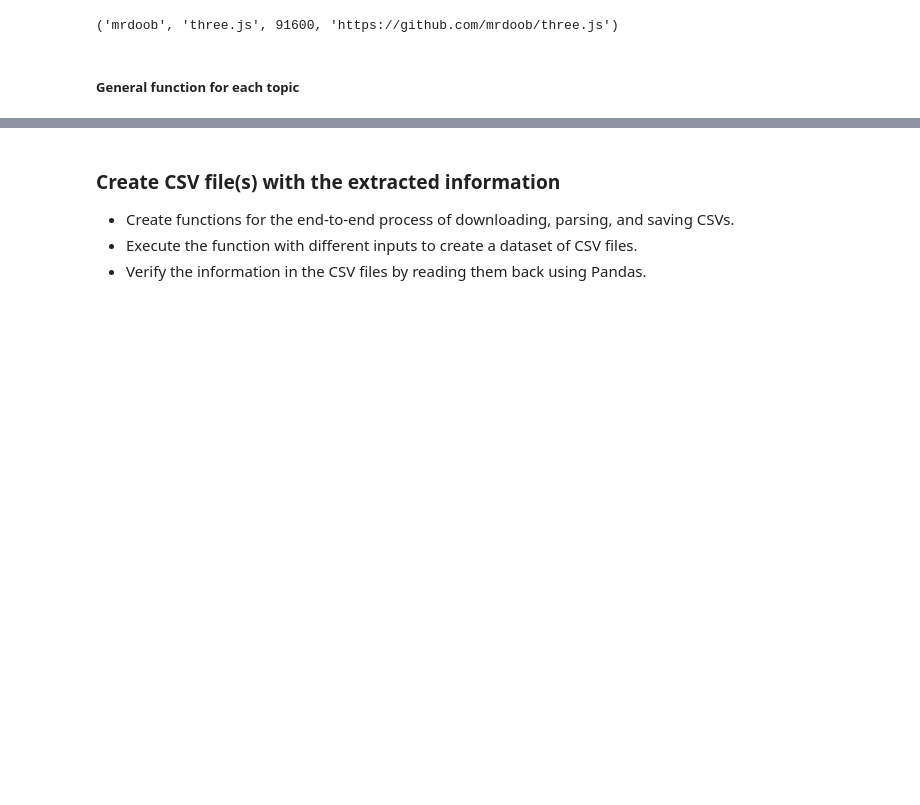
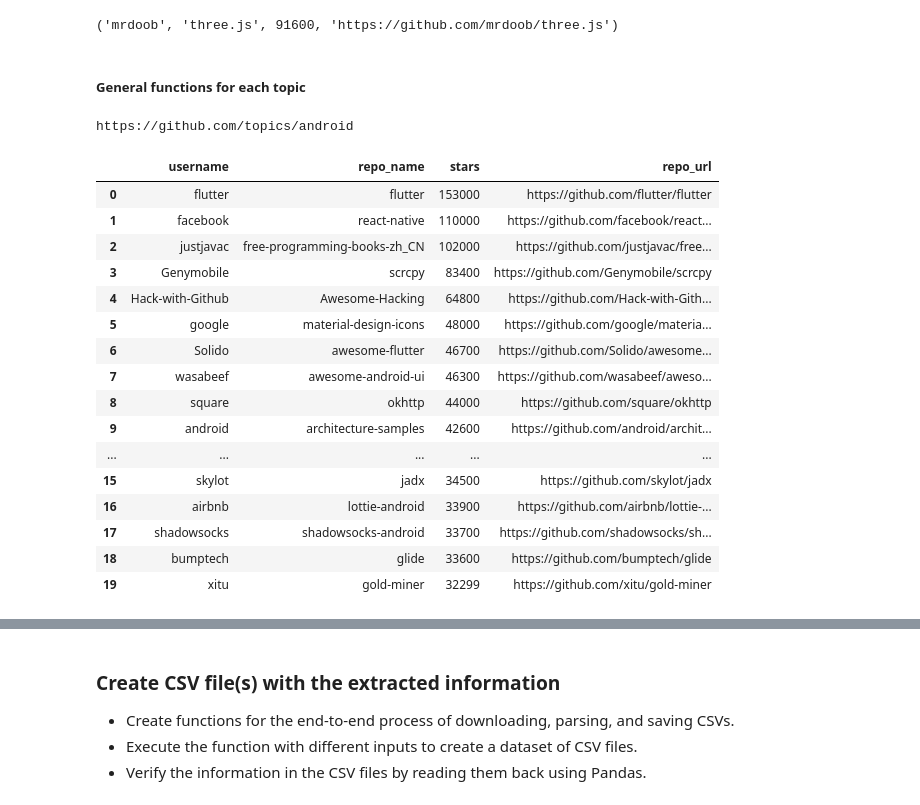
Before and after one commit to colbydeason/github-repo-scraper, a Jupyter notebook: scraper.ipynb, the cells around one changed output, grey strips where cells are left out. Drawn from its saved outputs; the diff is of its cells as text; code cells hidden in the pictures; blank space fills up the shorter version.

Commit message:
Finished general functions for individual topics, and wrote a function encapsulating topic scraping.

```diff
--- a/scraper.ipynb
+++ b/scraper.ipynb
@@ -193,4 +204,4 @@ for i in range(len(repo_tags)):
     topic_repos_dict['stars'].append(repo_info[2])
     topic_repos_dict['repo_url'].append(repo_info[3])
 # %% [markdown]
-##### General function for each topic
+##### General functions for each topic
@@ -201,0 +208,62 @@ for i in range(len(repo_tags)):
+# %%
+def get_topic_page(topic_url):
+    response = requests.get(topic_url)
+    if response.status_code != 200:
+        raise Exception('Failed to load page {}'.format(topic_url))
+    topic_doc = BeautifulSoup(response.text, 'html.parser')
+    return topic_doc
+
+def get_repo_info(h3_tag, star_tag):
+    a_tags = h3_tag.find_all('a')
+    username = a_tags[0].text.strip()
+    repo_name = a_tags[1].text.strip()
+    repo_url = base_url + a_tags[1]['href']
+    stars = parse_star_count(star_tag.text.strip())
+    return username, repo_name, stars, repo_url
+
+def get_topic_repos(topic_doc):
+    repo_tag = 'h3'
+    star_tag = 'span'
+    repo_class = 'f3 color-fg-muted text-normal lh-condensed'
+    star_class = 'Counter js-social-count'
+    repo_tags = topic_doc.find_all(repo_tag, {'class': repo_class})
+    star_tags = topic_doc.find_all(star_tag, {'class': star_class})
+    topics_repo_dict = {
+    'username': [],
+    'repo_name': [],
+    'stars': [],
+    'repo_url': []
+    }
+    for i in range(len(repo_tags)):
+        repo_info = get_repo_info(repo_tags[i], star_tags[i])
+        topics_repo_dict['username'].append(repo_info[0])
+        topics_repo_dict['repo_name'].append(repo_info[1])
+        topics_repo_dict['stars'].append(repo_info[2])
+        topics_repo_dict['repo_url'].append(repo_info[3])
+
+    return pd.DataFrame(topics_repo_dict)
+# %%
+url4 = topic_urls[4]
+topic4_doc = get_topic_page(url4)
+topic4_repos = get_topic_repos(topic4_doc)
+print(url4)
+topic4_repos
+# %% [output]
+https://github.com/topics/android
+|  | username | repo_name | stars | repo_url |
+| 0 | flutter | flutter | 153000 | https://github.com/flutter/flutter |
+| 1 | facebook | react-native | 110000 | https://github.com/facebook/react... |
+| 2 | justjavac | free-programming-books-zh_CN | 102000 | https://github.com/justjavac/free... |
+| 3 | Genymobile | scrcpy | 83400 | https://github.com/Genymobile/scrcpy |
+| 4 | Hack-with-Github | Awesome-Hacking | 64800 | https://github.com/Hack-with-Gith... |
+| 5 | google | material-design-icons | 48000 | https://github.com/google/materia... |
+| 6 | Solido | awesome-flutter | 46700 | https://github.com/Solido/awesome... |
+| 7 | wasabeef | awesome-android-ui | 46300 | https://github.com/wasabeef/aweso... |
+| 8 | square | okhttp | 44000 | https://github.com/square/okhttp |
+| 9 | android | architecture-samples | 42600 | https://github.com/android/archit... |
+| ... | ... | ... | ... | ... |
+| 15 | skylot | jadx | 34500 | https://github.com/skylot/jadx |
+| 16 | airbnb | lottie-android | 33900 | https://github.com/airbnb/lottie-... |
+| 17 | shadowsocks | shadowsocks-android | 33700 | https://github.com/shadowsocks/sh... |
+| 18 | bumptech | glide | 33600 | https://github.com/bumptech/glide |
+| 19 | xitu | gold-miner | 32299 | https://github.com/xitu/gold-miner |
```
Also changed, not shown: parts of 10 cells of this notebook, 1 other file.
